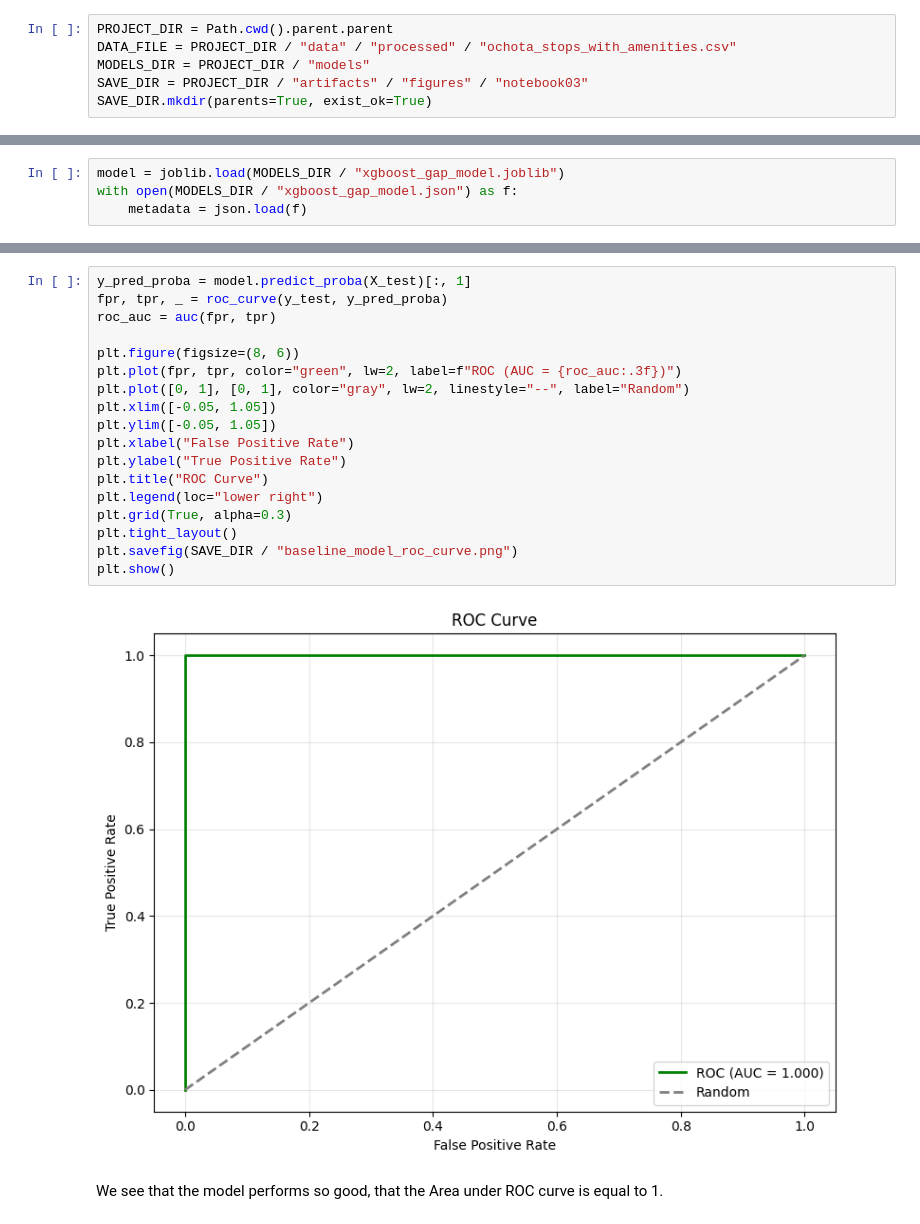
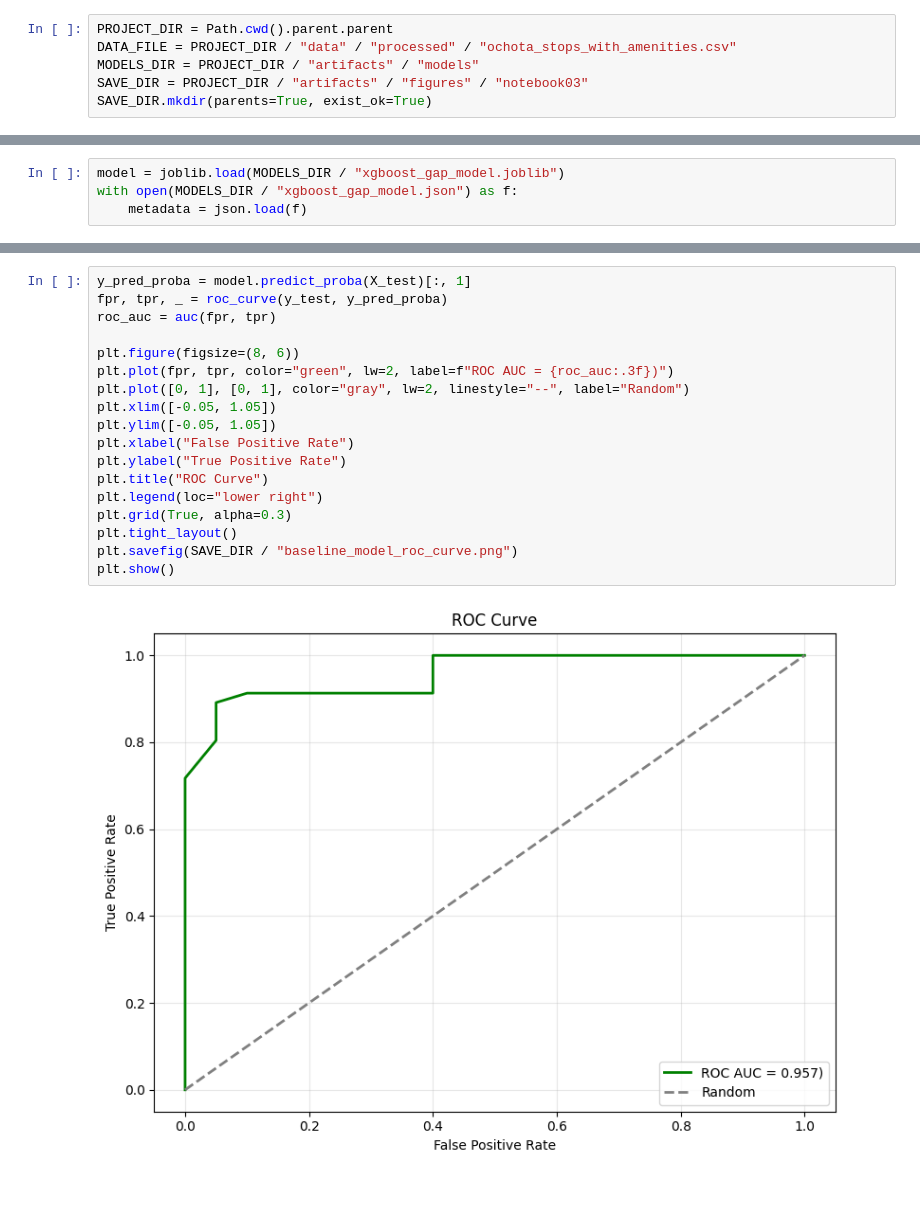
Before and after one commit to emilook86/transit-gap-warsaw, a Jupyter notebook: notebooks/03_evaluation/01_baseline_model.ipynb, the cells around one changed output, grey strips where cells are left out. Drawn from its saved outputs; the diff is of its cells as text; blank space fills up the shorter version.

```diff
--- a/notebooks/03_evaluation/01_baseline_model.ipynb
+++ b/notebooks/03_evaluation/01_baseline_model.ipynb
@@ -22,7 +22,7 @@ from src.config import RANDOM_SEED, TEST_SIZE
 # %%
 PROJECT_DIR = Path.cwd().parent.parent
 DATA_FILE = PROJECT_DIR / "data" / "processed" / "ochota_stops_with_amenities.csv"
-MODELS_DIR = PROJECT_DIR / "models"
+MODELS_DIR = PROJECT_DIR / "artifacts" / "models"
 SAVE_DIR = PROJECT_DIR / "artifacts" / "figures" / "notebook03"
 SAVE_DIR.mkdir(parents=True, exist_ok=True)
 # %%
@@ -80,22 +80,20 @@ plt.show()
 # %%
 y_pred_proba = model.predict_proba(X_test)[:, 1]
 fpr, tpr, _ = roc_curve(y_test, y_pred_proba)
 roc_auc = auc(fpr, tpr)
 
 plt.figure(figsize=(8, 6))
-plt.plot(fpr, tpr, color="green", lw=2, label=f"ROC (AUC = {roc_auc:.3f})")
+plt.plot(fpr, tpr, color="green", lw=2, label=f"ROC AUC = {roc_auc:.3f})")
 plt.plot([0, 1], [0, 1], color="gray", lw=2, linestyle="--", label="Random")
 plt.xlim([-0.05, 1.05])
 plt.ylim([-0.05, 1.05])
 plt.xlabel("False Positive Rate")
 plt.ylabel("True Positive Rate")
 plt.title("ROC Curve")
 plt.legend(loc="lower right")
 plt.grid(True, alpha=0.3)
 plt.tight_layout()
 plt.savefig(SAVE_DIR / "baseline_model_roc_curve.png")
 plt.show()
 # %% [output]
-[figure, old version]
+[figure, new version]
-# %% [markdown]
-We see that the model performs so good, that the Area under ROC curve is equal to 1.
```
Also changed, not shown: parts of 2 cells of this notebook, 7 other files.
